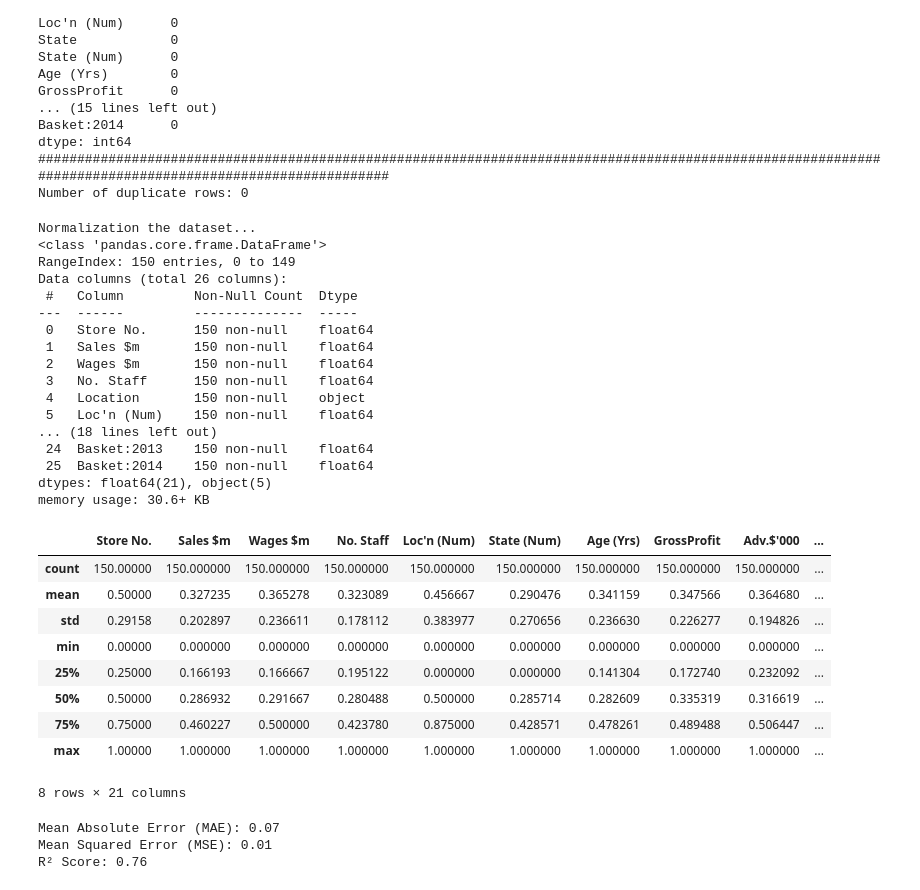
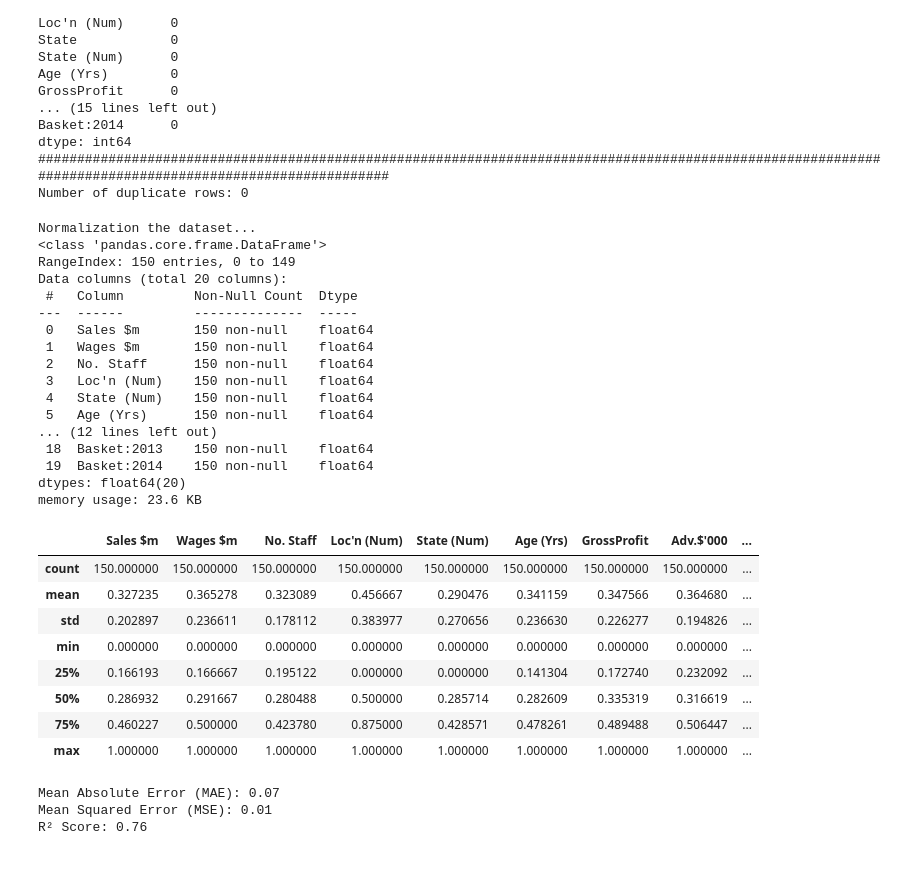
Before and after one commit to Fath100fa/Customer_perform, a Jupyter notebook: Coustmer.ipynb, the cells around one changed output. Cells and saved outputs as stored; diff of their text form; code cells hidden in the pictures.

```diff
--- a/Coustmer.ipynb
+++ b/Coustmer.ipynb
@@ -53,53 +53,52 @@ dtype: int64
 #########################################################################################################################################################
 Number of duplicate rows: 0
 # %%
-# Normalizationهنعمل
+#Normalization
 print("\nNormalization the dataset...")
 
-# إزالة علامة الدولار وتحويلهم لرقم
+# Remove the dollar sign and convert them to a number.
 data['Basket:2013'] = data['Basket:2013'].replace({r'\$':'', ' ':'', ',':''}, regex=True).astype(float)
 data['Basket:2014'] = data['Basket:2014'].replace({r'\$':'', ' ':'', ',':''}, regex=True).astype(float)
 
 
-#هنشيل العواميد اللي ملهاش لازمة
+#We will remove unnecessary columns.
 not_necessary_cols = ['Store No.','Mng-Sex','HomeDel','Sundays','Location','State']
-#data.drop(not_necessary_cols, axis=1, inplace=True)
+data.drop(not_necessary_cols, axis=1, inplace=True)
 
 
-#Scalingهنعمل
+#Scaling
 scaler = MinMaxScaler()
 numerical_cols = data.select_dtypes(include=['int64', 'float64']).columns
 data[numerical_cols] = scaler.fit_transform(data[numerical_cols])
 data.info()
 data.describe()
 # %% [output]
 Normalization the dataset...
 <class 'pandas.core.frame.DataFrame'>
 RangeIndex: 150 entries, 0 to 149
-Data columns (total 26 columns):
+Data columns (total 20 columns):
  #   Column         Non-Null Count  Dtype
 ---  ------         --------------  -----
- 0   Store No.      150 non-null    float64
- 1   Sales $m       150 non-null    float64
- 2   Wages $m       150 non-null    float64
- 3   No. Staff      150 non-null    float64
- 4   Location       150 non-null    object
- 5   Loc'n (Num)    150 non-null    float64
-... (18 lines left out)
- 24  Basket:2013    150 non-null    float64
- 25  Basket:2014    150 non-null    float64
-dtypes: float64(21), object(5)
-memory usage: 30.6+ KB
+ 0   Sales $m       150 non-null    float64
+ 1   Wages $m       150 non-null    float64
+ 2   No. Staff      150 non-null    float64
+ 3   Loc'n (Num)    150 non-null    float64
+ 4   State (Num)    150 non-null    float64
+ 5   Age (Yrs)      150 non-null    float64
+... (12 lines left out)
+ 18  Basket:2013    150 non-null    float64
+ 19  Basket:2014    150 non-null    float64
+dtypes: float64(20)
+memory usage: 23.6 KB
-|  | Store No. | Sales $m | Wages $m | No. Staff | Loc'n (Num) | State (Num) | Age (Yrs) | GrossProfit | Adv.$'000 | ... |
-| count | 150.00000 | 150.000000 | 150.000000 | 150.000000 | 150.000000 | 150.000000 | 150.000000 | 150.000000 | 150.000000 | ... |
-| mean | 0.50000 | 0.327235 | 0.365278 | 0.323089 | 0.456667 | 0.290476 | 0.341159 | 0.347566 | 0.364680 | ... |
-| std | 0.29158 | 0.202897 | 0.236611 | 0.178112 | 0.383977 | 0.270656 | 0.236630 | 0.226277 | 0.194826 | ... |
-| min | 0.00000 | 0.000000 | 0.000000 | 0.000000 | 0.000000 | 0.000000 | 0.000000 | 0.000000 | 0.000000 | ... |
-| 25% | 0.25000 | 0.166193 | 0.166667 | 0.195122 | 0.000000 | 0.000000 | 0.141304 | 0.172740 | 0.232092 | ... |
-| 50% | 0.50000 | 0.286932 | 0.291667 | 0.280488 | 0.500000 | 0.285714 | 0.282609 | 0.335319 | 0.316619 | ... |
-| 75% | 0.75000 | 0.460227 | 0.500000 | 0.423780 | 0.875000 | 0.428571 | 0.478261 | 0.489488 | 0.506447 | ... |
-| max | 1.00000 | 1.000000 | 1.000000 | 1.000000 | 1.000000 | 1.000000 | 1.000000 | 1.000000 | 1.000000 | ... |
+|  | Sales $m | Wages $m | No. Staff | Loc'n (Num) | State (Num) | Age (Yrs) | GrossProfit | Adv.$'000 | ... |
+| count | 150.000000 | 150.000000 | 150.000000 | 150.000000 | 150.000000 | 150.000000 | 150.000000 | 150.000000 | ... |
+| mean | 0.327235 | 0.365278 | 0.323089 | 0.456667 | 0.290476 | 0.341159 | 0.347566 | 0.364680 | ... |
+| std | 0.202897 | 0.236611 | 0.178112 | 0.383977 | 0.270656 | 0.236630 | 0.226277 | 0.194826 | ... |
+| min | 0.000000 | 0.000000 | 0.000000 | 0.000000 | 0.000000 | 0.000000 | 0.000000 | 0.000000 | ... |
+| 25% | 0.166193 | 0.166667 | 0.195122 | 0.000000 | 0.000000 | 0.141304 | 0.172740 | 0.232092 | ... |
+| 50% | 0.286932 | 0.291667 | 0.280488 | 0.500000 | 0.285714 | 0.282609 | 0.335319 | 0.316619 | ... |
+| 75% | 0.460227 | 0.500000 | 0.423780 | 0.875000 | 0.428571 | 0.478261 | 0.489488 | 0.506447 | ... |
+| max | 1.000000 | 1.000000 | 1.000000 | 1.000000 | 1.000000 | 1.000000 | 1.000000 | 1.000000 | ... |
-8 rows × 21 columns
 # %%
 # Simple preprocessing
 X = data[['No. Staff', 'Mng-Exp']]  # Features
```
Also changed, not shown: parts of 2 cells of this notebook.
